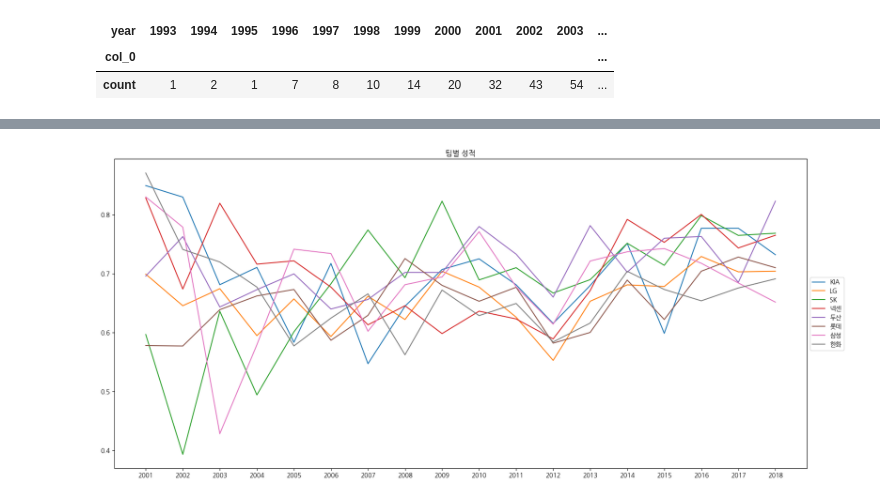
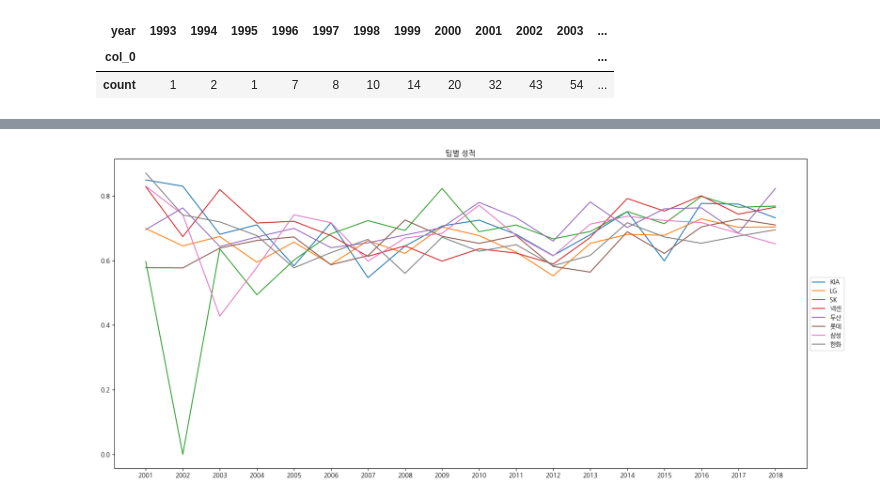
Before and after one commit to dlsdud9098/kbo_ops_predict, a Jupyter notebook: main.ipynb, the cells around one changed output, grey strips where cells are left out. Drawn from its saved outputs; the diff is of its cells as text; code cells hidden in the pictures.

```diff
--- a/main.ipynb
+++ b/main.ipynb
@@ -509,3 +510,20 @@ career                0
 starting_salary    1067
 OPS                  26
 dtype: int64
+# %%
+'''
+이제 SLG와 OBP를 채워주었으니 둘을 이용해 OPS를 채워주었다.
+'''
+
+def OPS_clac(row):
+    # OBP가 NaN이 아닐 경우 그대로 반환
+    if pd.notna(row['OPS']):
+        return row['OPS']
+
+    OPS = row[['SLG', 'OBP']].sum()
+    return OPS
+
+# OPS 결측값 채우기
+regular_season['OPS'] = regular_season.apply(OPS_clac, axis=1)
+# 결측값 확인
+regular_season.isna().sum()
@@ -864,22 +900,22 @@ display(regular_season_pivot)
 # %%
 '''
 비교적 최근에 창단되어 데이터가 없는 팀(NC, KT)은 데이터가 적기 때문에 제외한다.
 또한 데이터가 없는 팀(쌍방울)도 제외한다.
 그리고 모든 팀이  데이터가 있는 01년부터 OPS 값을 살펴보려고 한다.
 '''
 
 # 01년 이후 NaN 값이 있는 팀은 제외
 team_list = regular_season_pivot.loc[:, 2001:].isna().sum(axis=1) <= 0
 
 plt.figure(figsize=(20,9))
 plt.plot(regular_season_pivot.loc[team_list, 2001:].T)
 plt.legend(regular_season_pivot.loc[team_list, 2001:].T.columns, loc='center left', bbox_to_anchor=(1, 0.5))
 plt.xticks(regular_season_pivot.loc[team_list, 2001:].columns)
 plt.title('팀별 성적')
 plt.show()
 
 '''
-하지만 위에서 봤듯이 OPS가 그나마 중앙에 모여있는 2005년 이전(사실 대부분)이 데이터의 수가 매우 적다.
+하지만 위에서 봤듯이 OPS가 그나마 중앙에 모여있는 2005년 이전(사실 대부분)의 데이터의 수가 매우 적다.
 ''';
 # %% [output]
-[figure, old version]
+[figure, new version]
```
Also changed, not shown: parts of 9 cells of this notebook, 2 other files.
